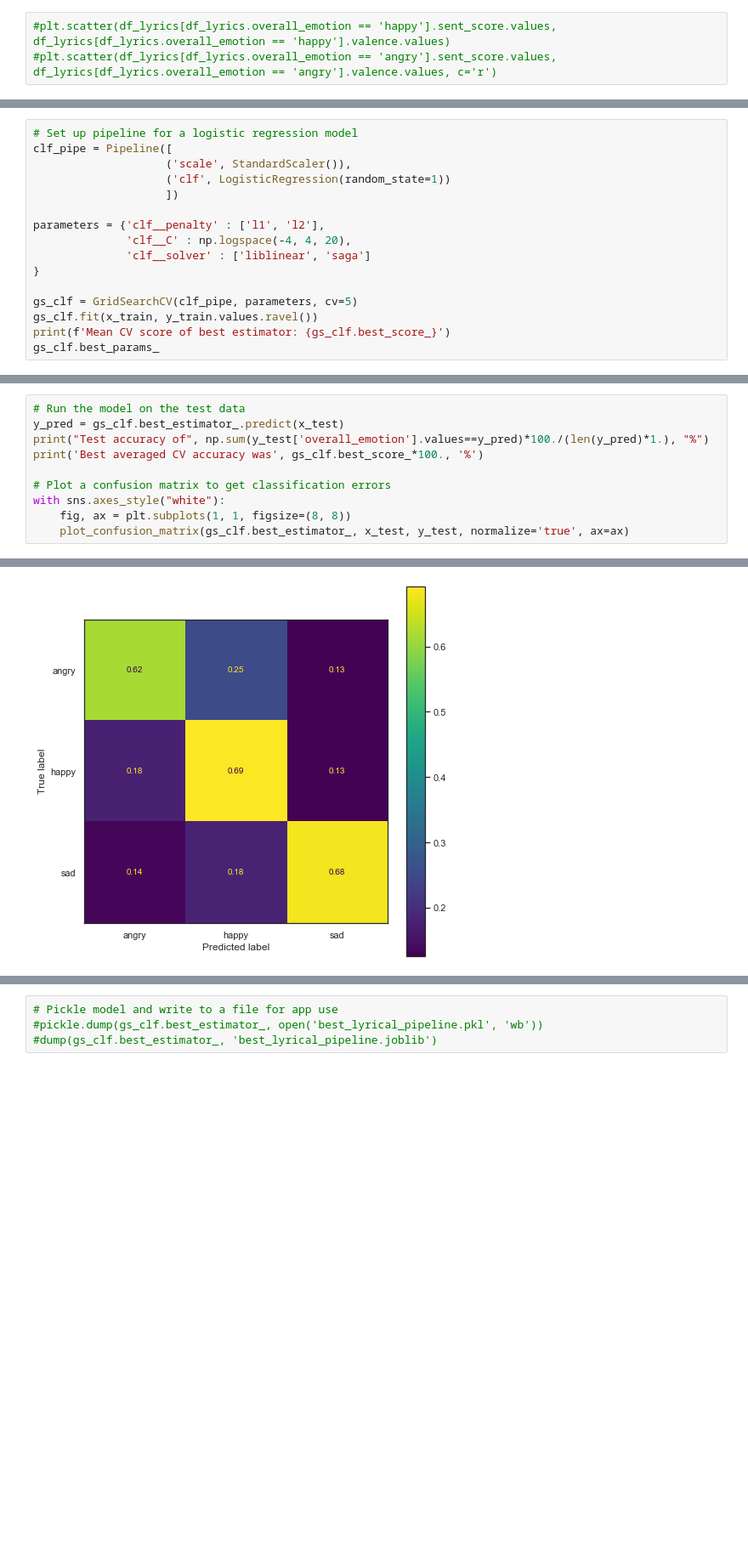
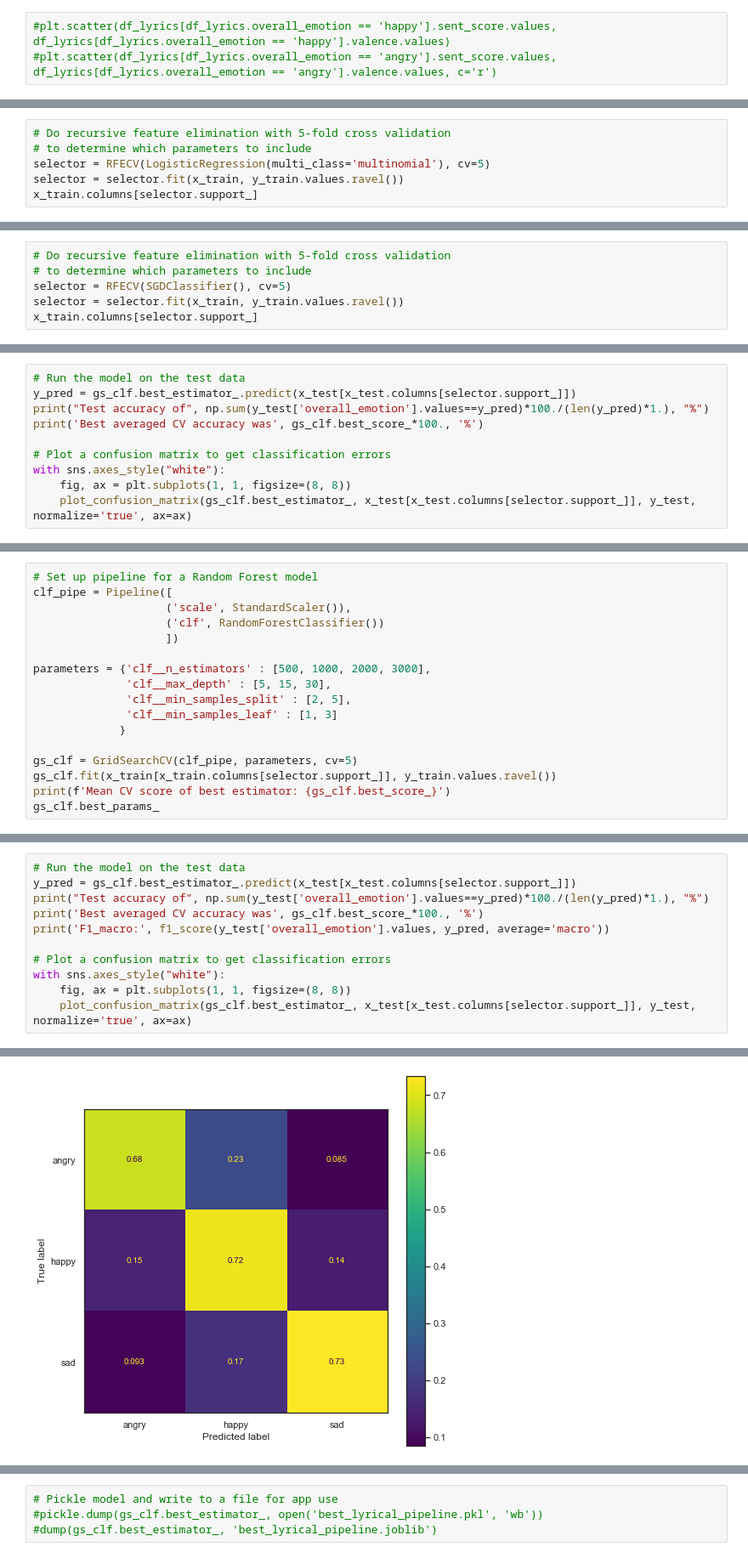
Before and after one commit to jecutter/Emotify_Insight_Project, a Jupyter notebook: Emotify_Project_Dev.ipynb, the cells around one changed output, grey strips where cells are left out. Shown: that part at 85% size. Drawn from its saved outputs; the diff is of its cells as text; blank space fills up the shorter version.

```diff
--- a/Emotify_Project_Dev.ipynb
+++ b/Emotify_Project_Dev.ipynb
@@ -1235,0 +1293,6 @@ Using a test dataset of size: 1819
+# %%
+# Do recursive feature elimination with 5-fold cross validation
+# to determine which parameters to include
+selector = RFECV(LogisticRegression(multi_class='multinomial'), cv=5)
+selector = selector.fit(x_train, y_train.values.ravel())
+x_train.columns[selector.support_]
@@ -1235,0 +1390,6 @@ Using a test dataset of size: 1819
+# %%
+# Do recursive feature elimination with 5-fold cross validation
+# to determine which parameters to include
+selector = RFECV(SGDClassifier(), cv=5)
+selector = selector.fit(x_train, y_train.values.ravel())
+x_train.columns[selector.support_]
@@ -1235,0 +1412,10 @@ Using a test dataset of size: 1819
+# %%
+# Run the model on the test data
+y_pred = gs_clf.best_estimator_.predict(x_test[x_test.columns[selector.support_]])
+print("Test accuracy of", np.sum(y_test['overall_emotion'].values==y_pred)*100./(len(y_pred)*1.), "%")
+print('Best averaged CV accuracy was', gs_clf.best_score_*100., '%')
+
+# Plot a confusion matrix to get classification errors
+with sns.axes_style("white"):
+    fig, ax = plt.subplots(1, 1, figsize=(8, 8))
+    plot_confusion_matrix(gs_clf.best_estimator_, x_test[x_test.columns[selector.support_]], y_test, normalize='true', ax=ax)
@@ -1255,17 +1435,18 @@ Index(['sent_score', 'danceability', 'energy', 'key', 'loudness_linear',
 # %%
-# Set up pipeline for a logistic regression model
+# Set up pipeline for a Random Forest model
 clf_pipe = Pipeline([
                     ('scale', StandardScaler()),
-                    ('clf', LogisticRegression(random_state=1))
+                    ('clf', RandomForestClassifier())
                     ])
 
-parameters = {'clf__penalty' : ['l1', 'l2'],
-              'clf__C' : np.logspace(-4, 4, 20),
-              'clf__solver' : ['liblinear', 'saga']
-}
+parameters = {'clf__n_estimators' : [500, 1000, 2000, 3000],
+              'clf__max_depth' : [5, 15, 30],
+              'clf__min_samples_split' : [2, 5],
+              'clf__min_samples_leaf' : [1, 3]
+             }
 
 gs_clf = GridSearchCV(clf_pipe, parameters, cv=5)
-gs_clf.fit(x_train, y_train.values.ravel())
+gs_clf.fit(x_train[x_train.columns[selector.support_]], y_train.values.ravel())
 print(f'Mean CV score of best estimator: {gs_clf.best_score_}')
 gs_clf.best_params_
 # %% [output]
@@ -1274,11 +1458,12 @@ Mean CV score of best estimator: 0.676386111554924
 # %%
 # Run the model on the test data
-y_pred = gs_clf.best_estimator_.predict(x_test)
+y_pred = gs_clf.best_estimator_.predict(x_test[x_test.columns[selector.support_]])
 print("Test accuracy of", np.sum(y_test['overall_emotion'].values==y_pred)*100./(len(y_pred)*1.), "%")
 print('Best averaged CV accuracy was', gs_clf.best_score_*100., '%')
+print('F1_macro:', f1_score(y_test['overall_emotion'].values, y_pred, average='macro'))
 
 # Plot a confusion matrix to get classification errors
 with sns.axes_style("white"):
     fig, ax = plt.subplots(1, 1, figsize=(8, 8))
-    plot_confusion_matrix(gs_clf.best_estimator_, x_test, y_test, normalize='true', ax=ax)
+    plot_confusion_matrix(gs_clf.best_estimator_, x_test[x_test.columns[selector.support_]], y_test, normalize='true', ax=ax)
 # %% [output]
@@ -1287 +1473 @@ Best averaged CV accuracy was 67.6386111554924 %
-[figure, old version]
+[figure, new version]
```
Also changed, not shown: parts of 52 cells of this notebook, 1 other file.
